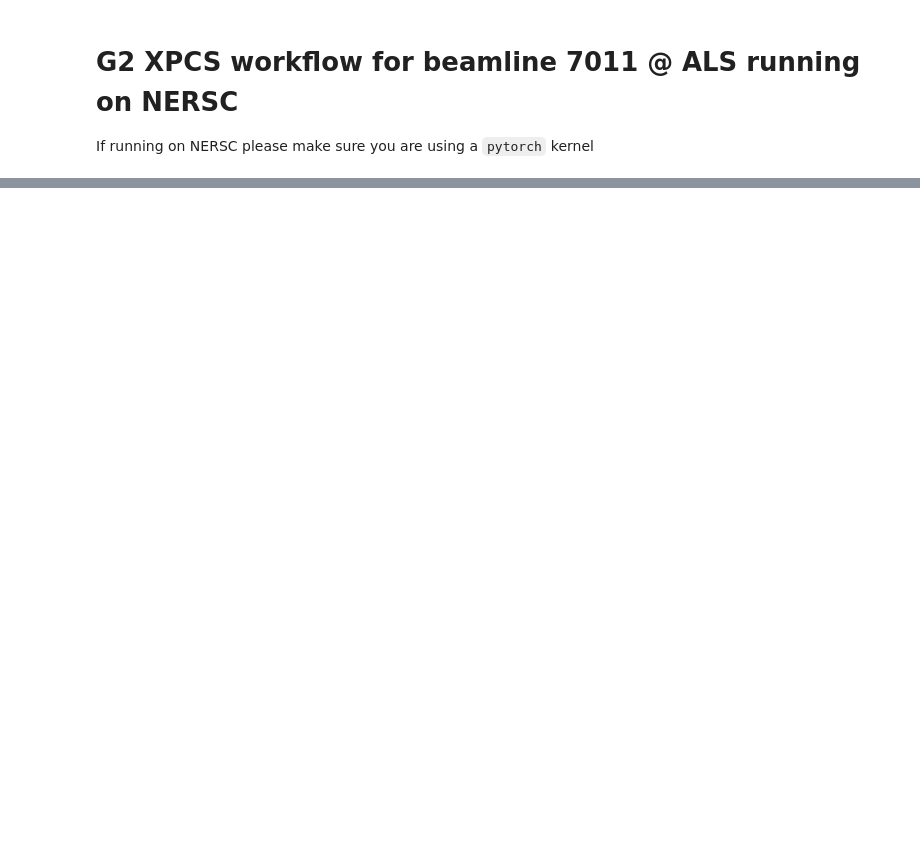
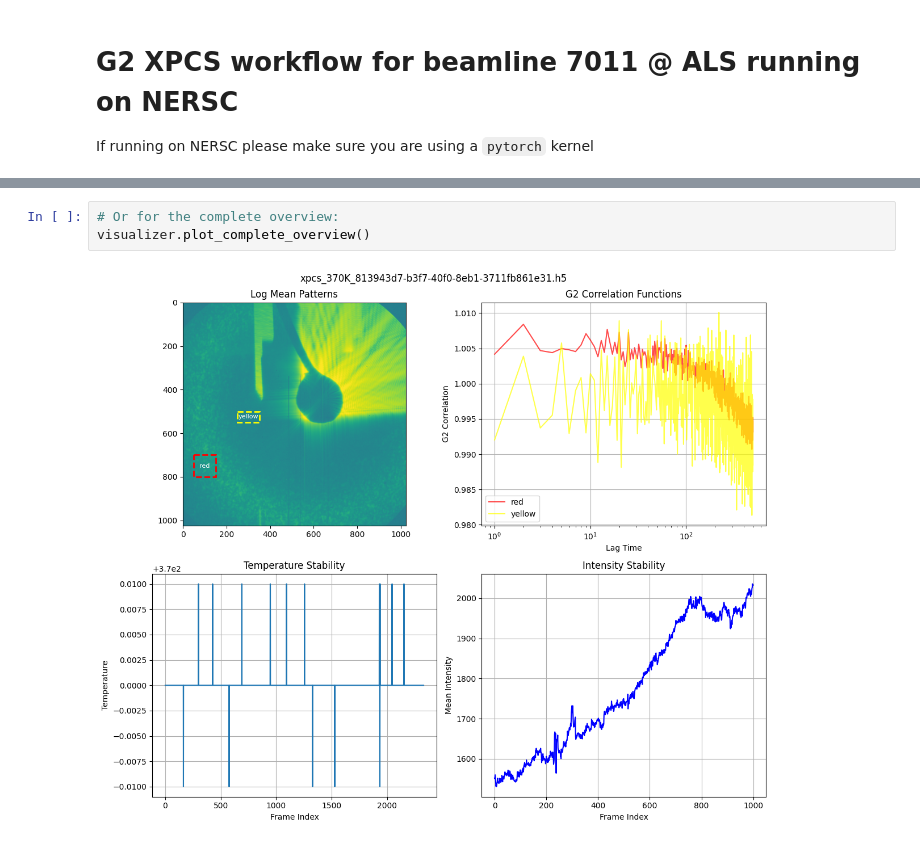
Before and after one commit to gnzng/bl7011_workflow_nersc, a Jupyter notebook: bl7011_workflow.ipynb, the cells around one changed output, grey strips where cells are left out. Cells and saved outputs as stored; diff of their text form; blank space fills up the shorter version.

```diff
--- a/bl7011_workflow.ipynb
+++ b/bl7011_workflow.ipynb
@@ -38,0 +41,5 @@ andor.plot_complete_overview()
+# %%
+# Or for the complete overview:
+visualizer.plot_complete_overview()
+# %% [output]
+[figure, added]
```
Also changed, not shown: parts of 4 cells of this notebook, 1 other file.
